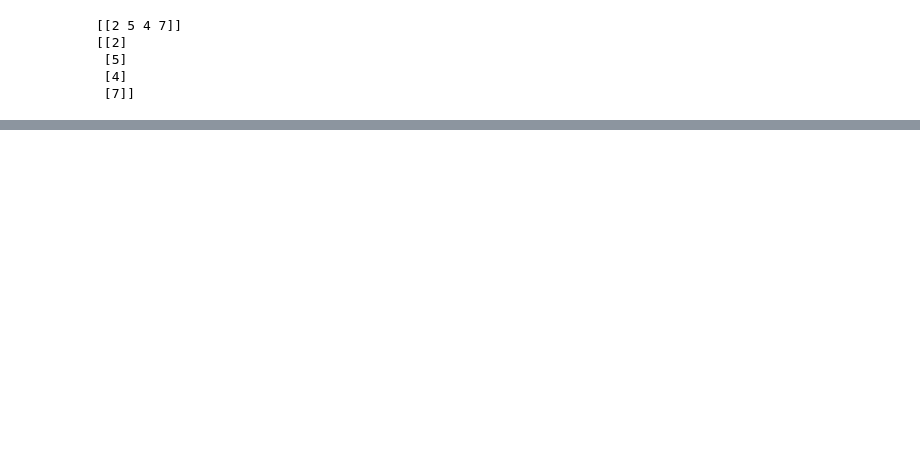
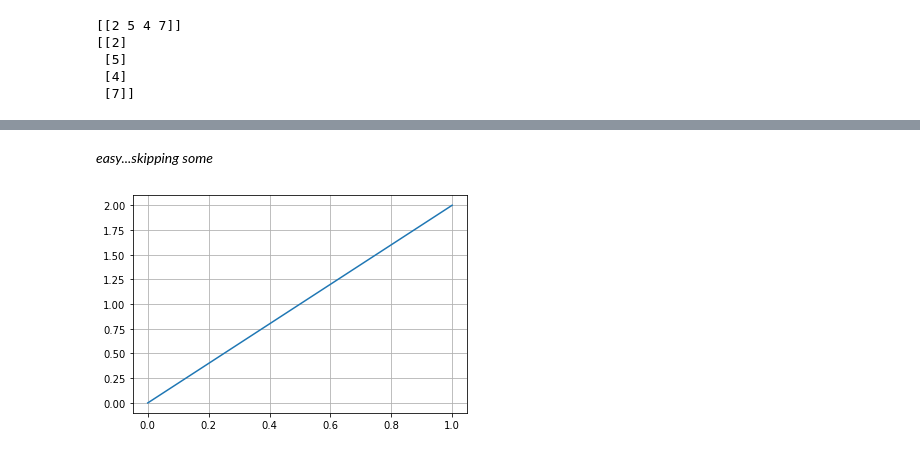
Before and after one commit to BrianLDev/Linear-Algebra-Code-Book, a Jupyter notebook: Ch02.ipynb, the cells around one changed output, grey strips where cells are left out. Cells and saved outputs as stored; diff of their text form; code cells hidden in the pictures; blank space fills up the shorter version.

```diff
--- a/Ch02.ipynb
+++ b/Ch02.ipynb
@@ -27,0 +136,10 @@ print (v2)
+# %% [markdown]
+*easy...skipping some*
+# %%
+#4a)
+v = np.array([1,2])
+#orig line
+plt.plot([0,v[0]], [0, v[1]])
+plt.grid('on')
+# %% [output]
+[figure, added]
```
Also changed, not shown: parts of 31 cells of this notebook, 7 other files.
